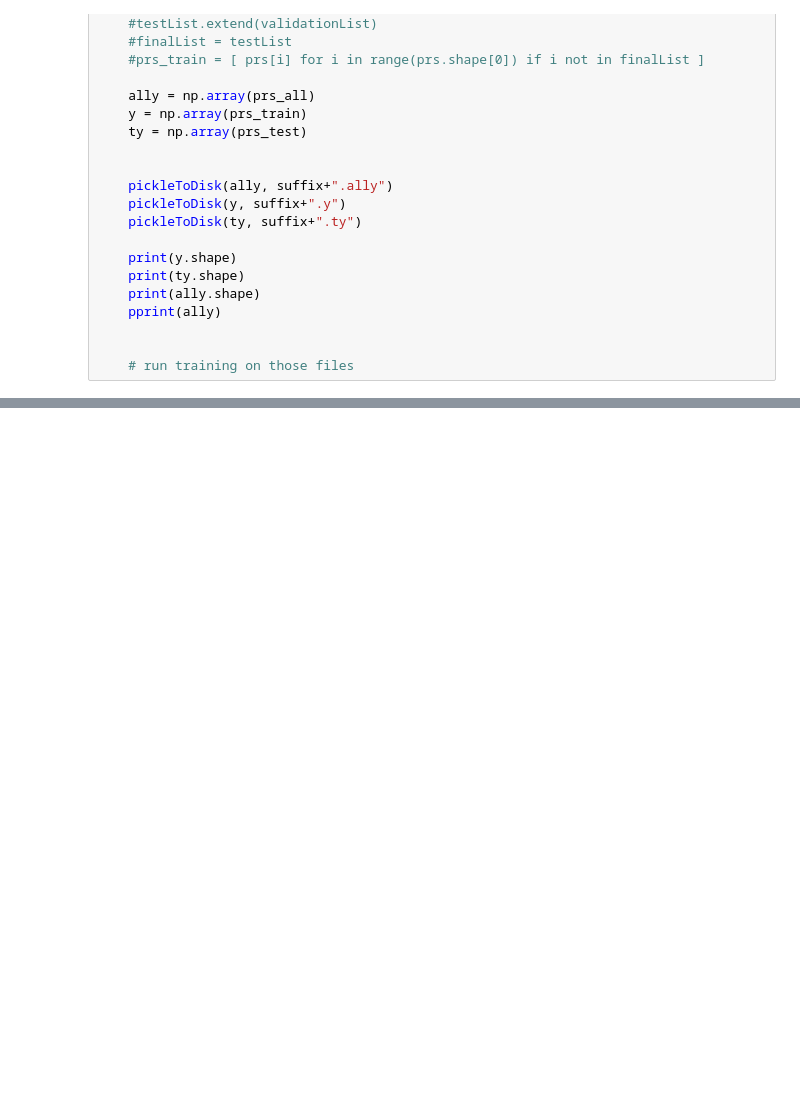
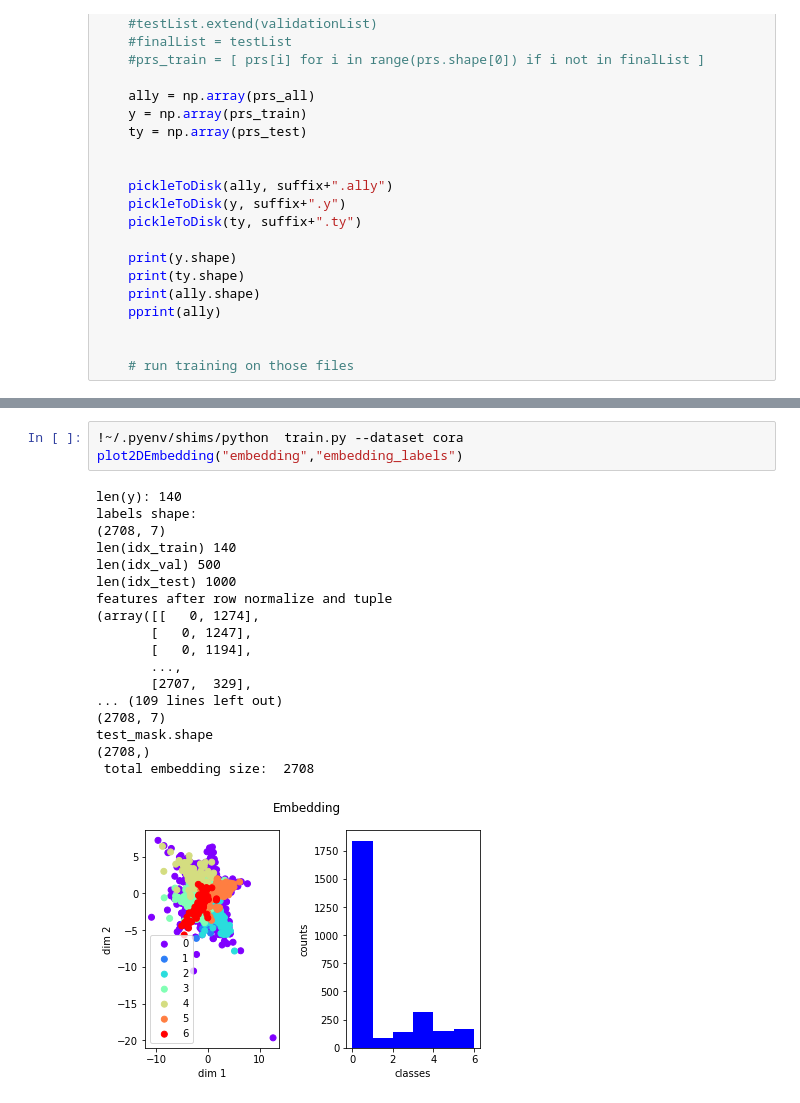
Before and after one commit to presmerats/csn-project, a Jupyter notebook: src/gcn/gcn_mod/gcn/PageRank Embedding Experiment.ipynb, the cells around one changed output, grey strips where cells are left out. Drawn from its saved outputs; the diff is of its cells as text; blank space fills up the shorter version.

```diff
--- a/src/gcn/gcn_mod/gcn/PageRank Embedding Experiment.ipynb
+++ b/src/gcn/gcn_mod/gcn/PageRank Embedding Experiment.ipynb
@@ -371,0 +375,22 @@ features after row normalize and tuple
+# %%
+!~/.pyenv/shims/python  train.py --dataset cora
+plot2DEmbedding("embedding","embedding_labels")
+# %% [output]
+len(y): 140
+labels shape:
+(2708, 7)
+len(idx_train) 140
+len(idx_val) 500
+len(idx_test) 1000
+features after row normalize and tuple
+(array([[   0, 1274],
+       [   0, 1247],
+       [   0, 1194],
+       ...,
+       [2707,  329],
+... (109 lines left out)
+(2708, 7)
+test_mask.shape
+(2708,)
+ total embedding size:  2708
+[figure, added]
```
Also changed, not shown: parts of 4 cells of this notebook, 1 other file.
